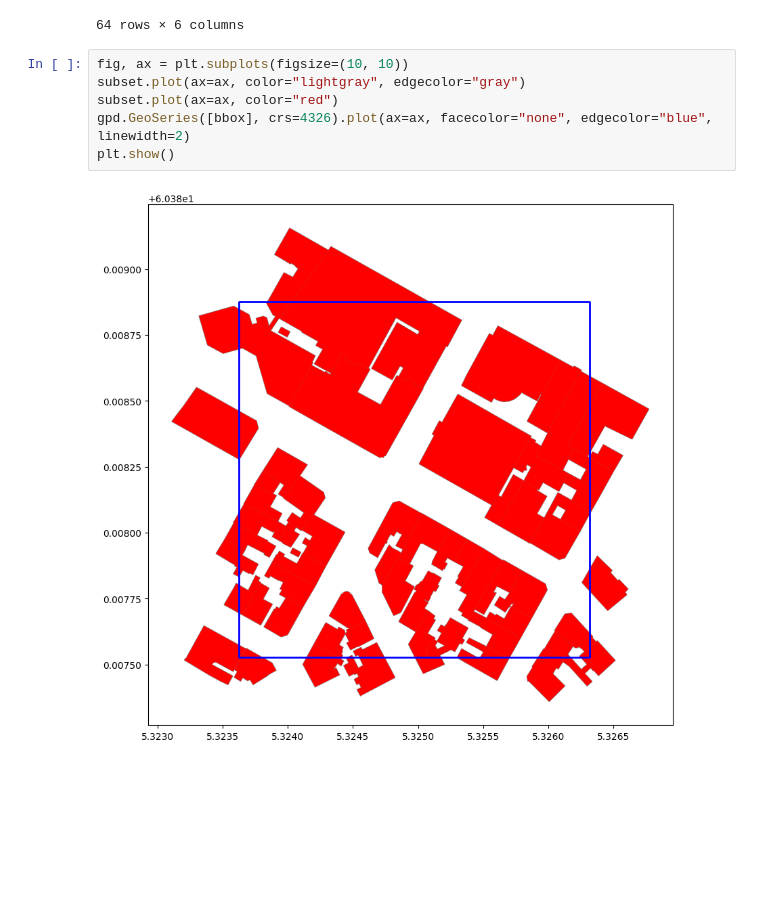
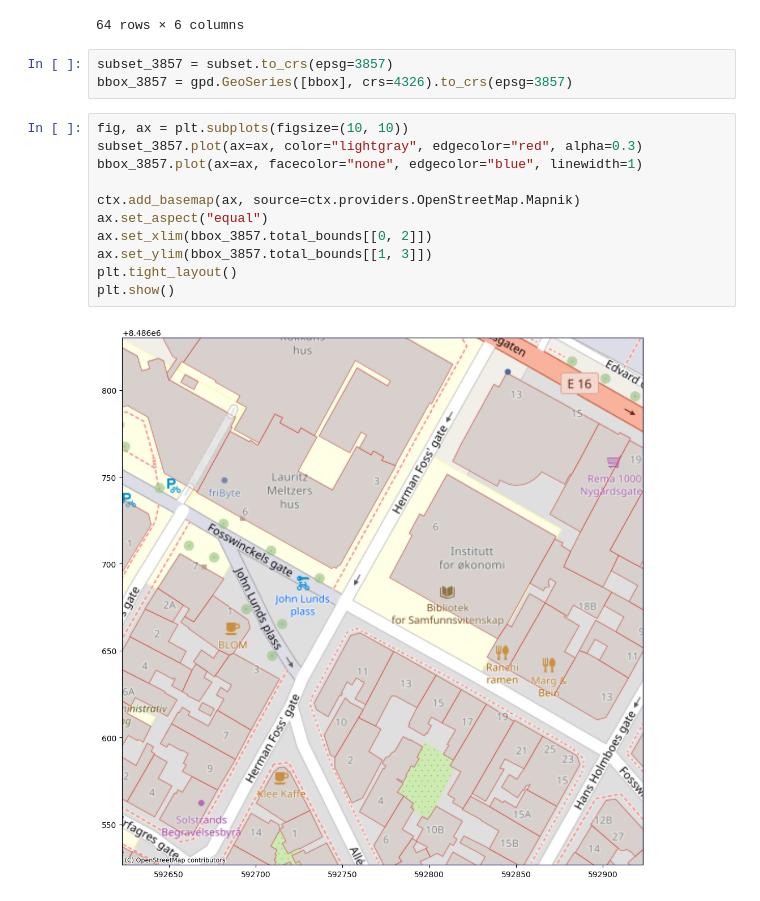
Before and after one commit to kartAI/doppa-data, a Jupyter notebook: src/presentation/notebooks/data-sources/01-2-osm-eda.ipynb, the cells around one changed output. Cells and saved outputs as stored; diff of their text form; blank space fills up the shorter version.

Commit message:
#11 Added basemap for bergen map

```diff
--- a/src/presentation/notebooks/data-sources/01-2-osm-eda.ipynb
+++ b/src/presentation/notebooks/data-sources/01-2-osm-eda.ipynb
@@ -203,11 +204,19 @@ subset
 | 3076331 | shed | 139858794 | 1970418498 | MULTIPOLYGON (((5.32402 60.38792,... | buildings | 3 |
 | 3076337 | apartments | 139283422 | 1970418510 | MULTIPOLYGON (((5.32632 60.38828,... | buildings | 3 |
 64 rows × 6 columns
+# %%
+subset_3857 = subset.to_crs(epsg=3857)
+bbox_3857 = gpd.GeoSeries([bbox], crs=4326).to_crs(epsg=3857)
 # %%
 fig, ax = plt.subplots(figsize=(10, 10))
-subset.plot(ax=ax, color="lightgray", edgecolor="gray")
-subset.plot(ax=ax, color="red")
-gpd.GeoSeries([bbox], crs=4326).plot(ax=ax, facecolor="none", edgecolor="blue", linewidth=2)
+subset_3857.plot(ax=ax, color="lightgray", edgecolor="red", alpha=0.3)
+bbox_3857.plot(ax=ax, facecolor="none", edgecolor="blue", linewidth=1)
+
+ctx.add_basemap(ax, source=ctx.providers.OpenStreetMap.Mapnik)
+ax.set_aspect("equal")
+ax.set_xlim(bbox_3857.total_bounds[[0, 2]])
+ax.set_ylim(bbox_3857.total_bounds[[1, 3]])
+plt.tight_layout()
 plt.show()
 # %% [output]
-[figure, old version]
+[figure, new version]
```
Also changed, not shown: parts of 1 cell of this notebook.
